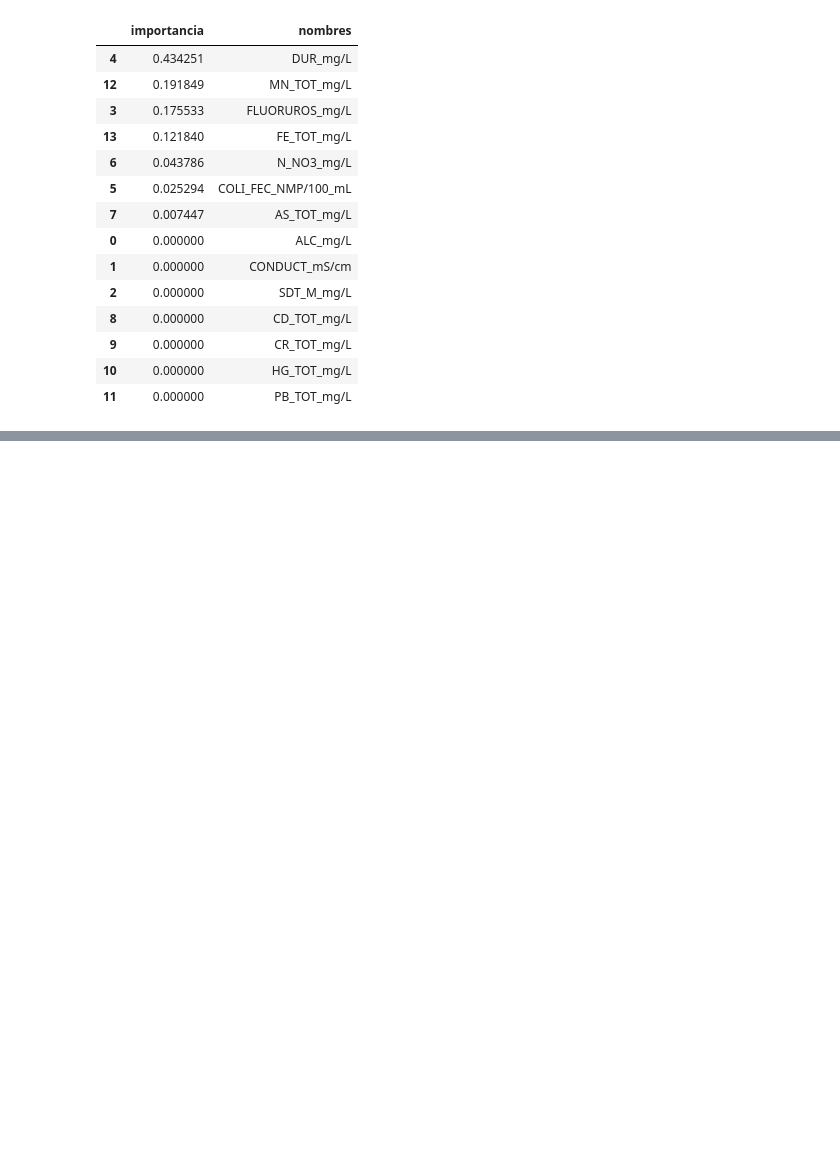
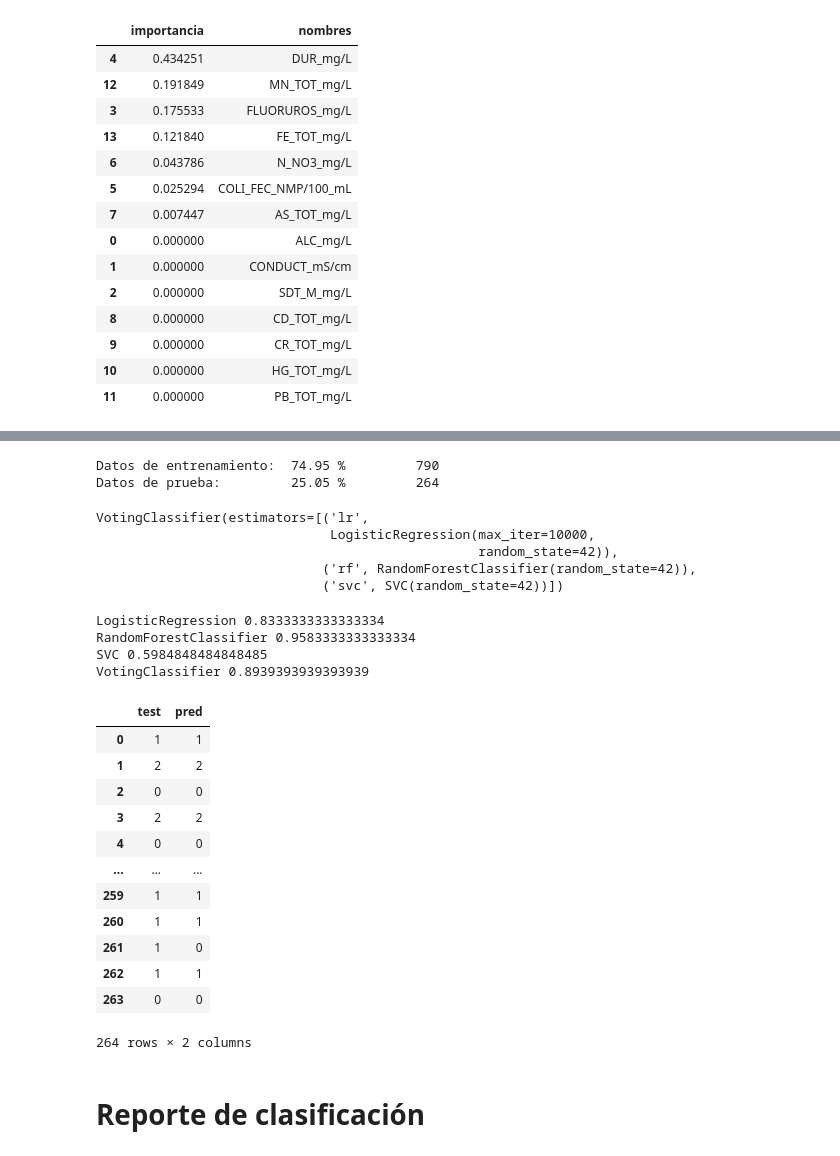
Before and after one commit to JSOrtegaB/pruebas, a Jupyter notebook: Reto/Reto_Entrega_2_Clasificación_ensambles_y_presentacion_ejecutiva_JuanSebastianOrtegaBriones_A01794327.ipynb, the cells around one changed output, grey strips where cells are left out. Drawn from its saved outputs; the diff is of its cells as text; code cells hidden in the pictures; blank space fills up the shorter version.

```diff
--- a/Reto/Reto_Entrega_2_Clasificación_ensambles_y_presentacion_ejecutiva_JuanSebastianOrtegaBriones_A01794327.ipynb
+++ b/Reto/Reto_Entrega_2_Clasificación_ensambles_y_presentacion_ejecutiva_JuanSebastianOrtegaBriones_A01794327.ipynb
@@ -164,0 +171,11 @@ Source.from_file("regression_tree.dot")
+# %%
+X_train, X_test, y_train, y_test = train_test_split(X, y, random_state=42)
+print("Datos de entrenamiento: ", round((X_train.shape[0]/X.shape[0])*100,2),"%\t", y_train.shape[0])
+print("Datos de prueba: \t", round((X_test.shape[0]/X.shape[0])*100,2),"%\t", y_test.shape[0])
+# %% [output]
+Datos de entrenamiento:  74.95 %         790
+Datos de prueba:         25.05 %         264
+# %%
+log_clf=LogisticRegression(random_state=42, max_iter=10000)
+rnd_clf=RandomForestClassifier(random_state=42)
+svm_clf=SVC(random_state=42)
@@ -164,0 +184,36 @@ Source.from_file("regression_tree.dot")
+# %%
+voting_clf.fit(X_train, y_train)
+# %% [output]
+VotingClassifier(estimators=[('lr',
+                              LogisticRegression(max_iter=10000,
+                                                 random_state=42)),
+                             ('rf', RandomForestClassifier(random_state=42)),
+                             ('svc', SVC(random_state=42))])
+# %%
+from sklearn.metrics import accuracy_score
+for clf in (log_clf, rnd_clf, svm_clf, voting_clf):
+  clf.fit(X_train, y_train)
+  y_pred=clf.predict(X_test)
+  print(clf.__class__.__name__,accuracy_score(y_test, y_pred))
+# %% [output]
+LogisticRegression 0.8333333333333334
+RandomForestClassifier 0.9583333333333334
+SVC 0.5984848484848485
+VotingClassifier 0.8939393939393939
+# %%
+prueba=pd.DataFrame({'test':y_test.values.tolist(), 'pred':y_pred.tolist()} )
+prueba
+# %% [output]
+|  | test | pred |
+| 0 | 1 | 1 |
+| 1 | 2 | 2 |
+| 2 | 0 | 0 |
+| 3 | 2 | 2 |
+| 4 | 0 | 0 |
+| ... | ... | ... |
+| 259 | 1 | 1 |
+| 260 | 1 | 1 |
+| 261 | 1 | 0 |
+| 262 | 1 | 1 |
+| 263 | 0 | 0 |
+264 rows × 2 columns
@@ -164,0 +222,2 @@ Source.from_file("regression_tree.dot")
+# %% [markdown]
+# Reporte de clasificación
```
Also changed, not shown: parts of 9 cells of this notebook, 1 other file.
